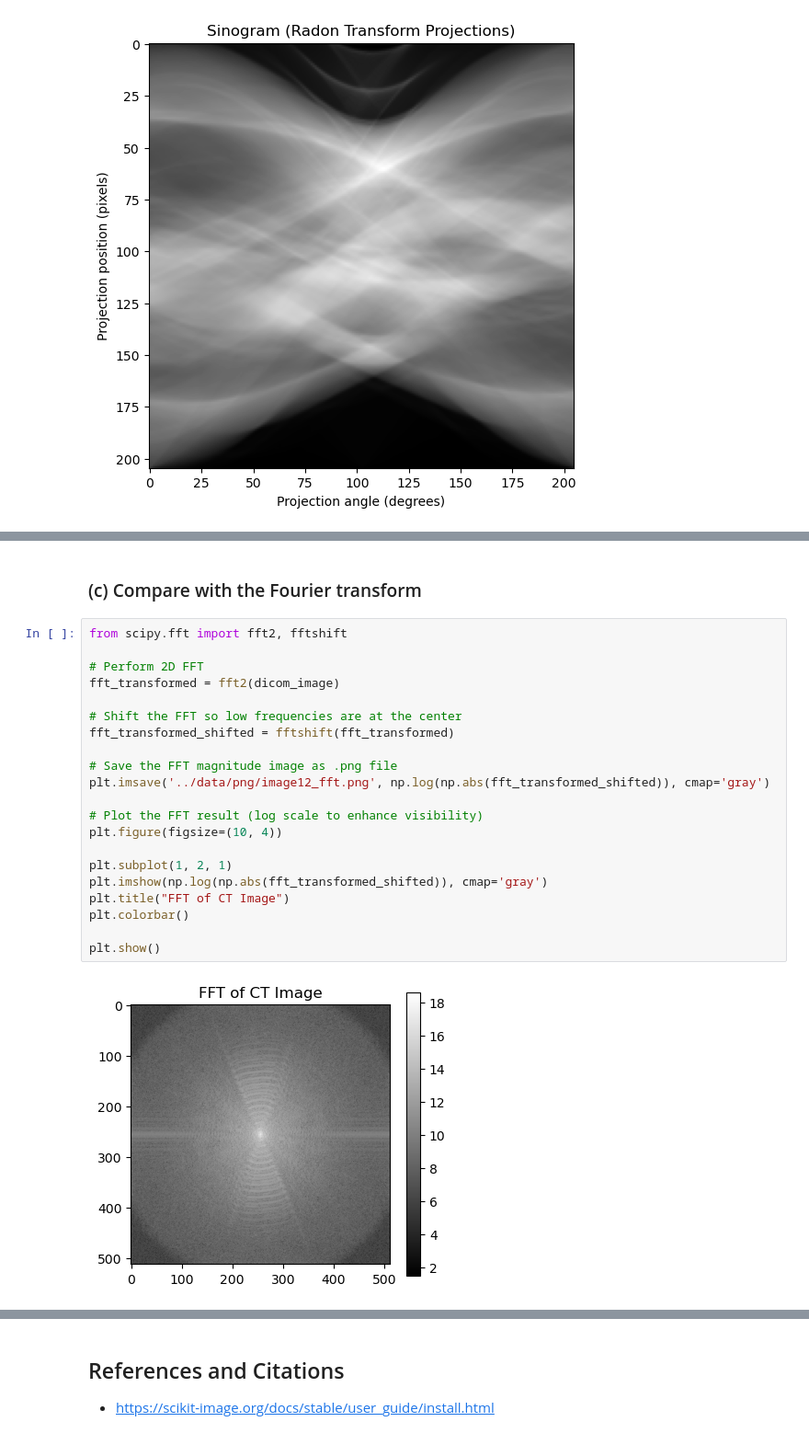
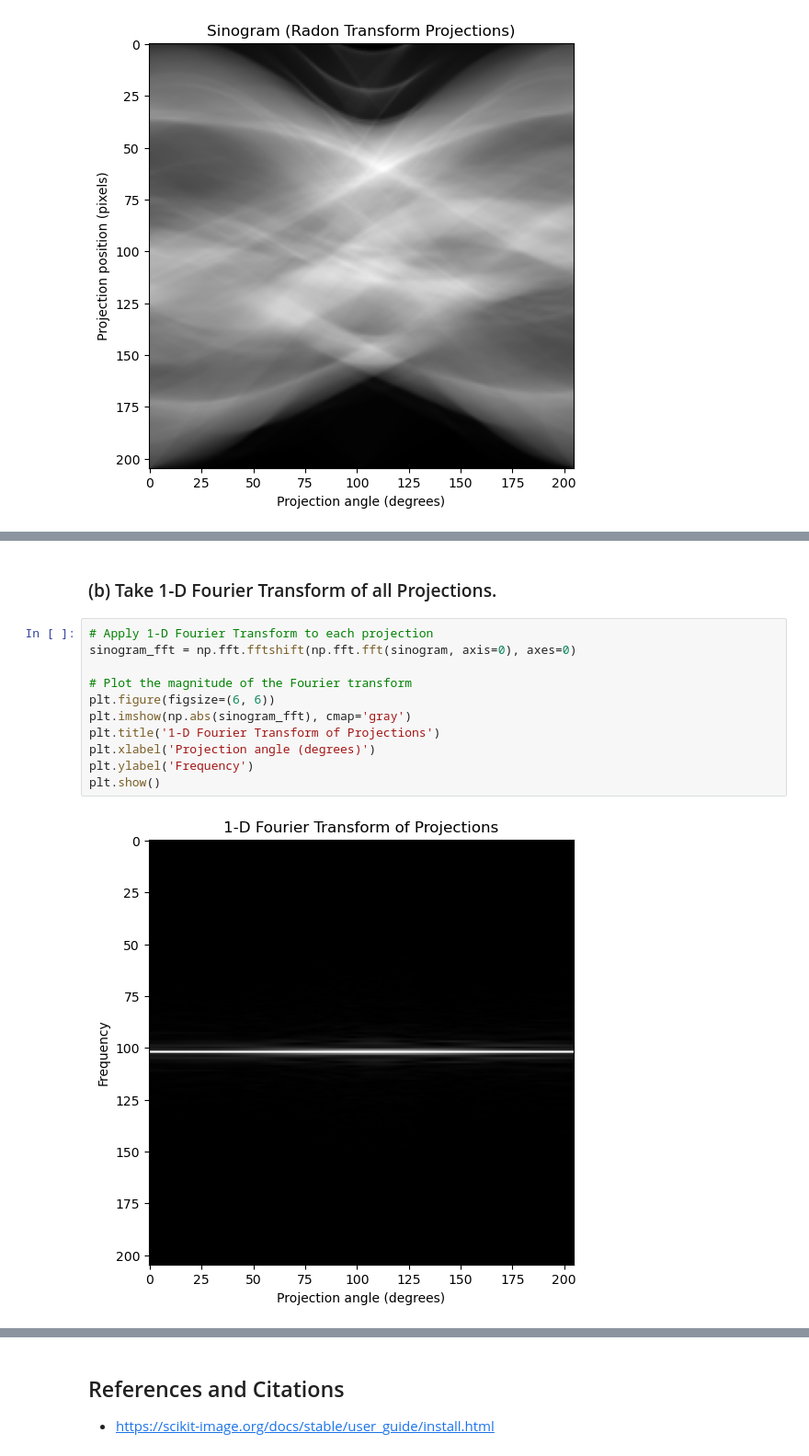
Before and after one commit to egunadi/bme527-hw4, a Jupyter notebook: notebook/Gunadi_Eben_HW4.ipynb, the cells around one changed output, grey strips where cells are left out. Shown at 92% size. Cells and saved outputs as stored; diff of their text form.

```diff
--- a/notebook/Gunadi_Eben_HW4.ipynb
+++ b/notebook/Gunadi_Eben_HW4.ipynb
@@ -88,25 +66,15 @@ plt.show()
-# %% [markdown]
-### (c) Compare with the Fourier transform
-# %%
-from scipy.fft import fft2, fftshift
-
-# Perform 2D FFT
-fft_transformed = fft2(dicom_image)
-
-# Shift the FFT so low frequencies are at the center
-fft_transformed_shifted = fftshift(fft_transformed)
-
-# Save the FFT magnitude image as .png file
-plt.imsave('../data/png/image12_fft.png', np.log(np.abs(fft_transformed_shifted)), cmap='gray')
-
-# Plot the FFT result (log scale to enhance visibility)
-plt.figure(figsize=(10, 4))
-
-plt.subplot(1, 2, 1)
-plt.imshow(np.log(np.abs(fft_transformed_shifted)), cmap='gray')
-plt.title("FFT of CT Image")
-plt.colorbar()
-
-plt.show()
-# %% [output]
-[figure, removed]
+# %% [markdown]
+### (b) Take 1-D Fourier Transform of all Projections.
+# %%
+# Apply 1-D Fourier Transform to each projection
+sinogram_fft = np.fft.fftshift(np.fft.fft(sinogram, axis=0), axes=0)
+
+# Plot the magnitude of the Fourier transform
+plt.figure(figsize=(6, 6))
+plt.imshow(np.abs(sinogram_fft), cmap='gray')
+plt.title('1-D Fourier Transform of Projections')
+plt.xlabel('Projection angle (degrees)')
+plt.ylabel('Frequency')
+plt.show()
+# %% [output]
+[figure, added]
```
Also changed, not shown: parts of 9 cells of this notebook, 1 other file.
